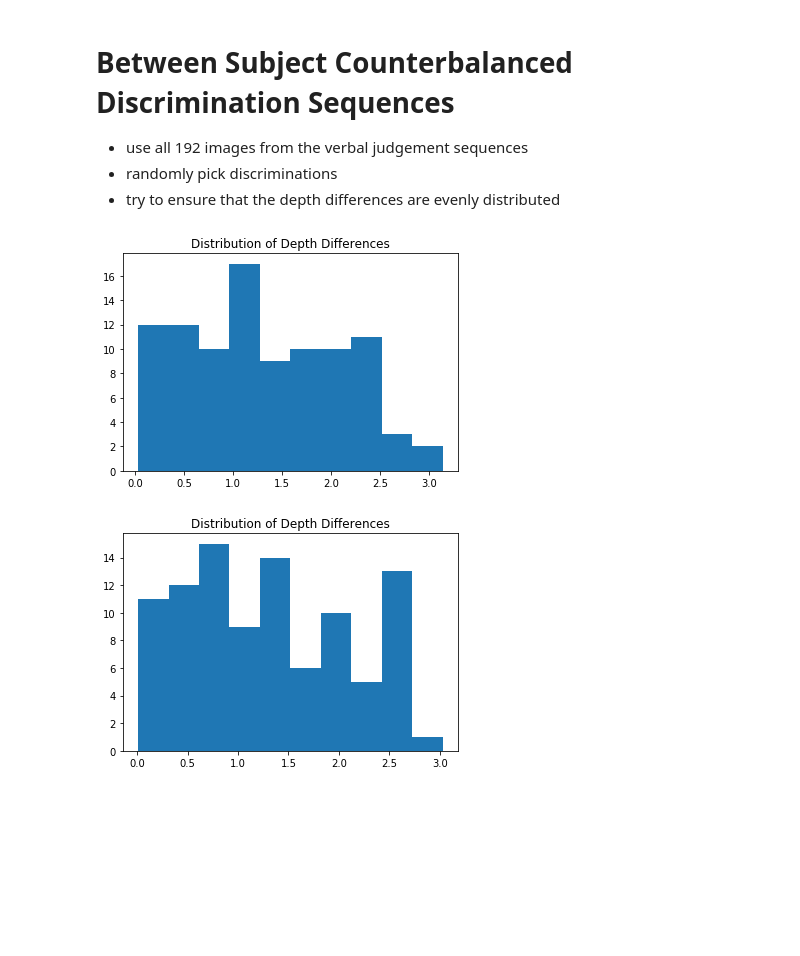
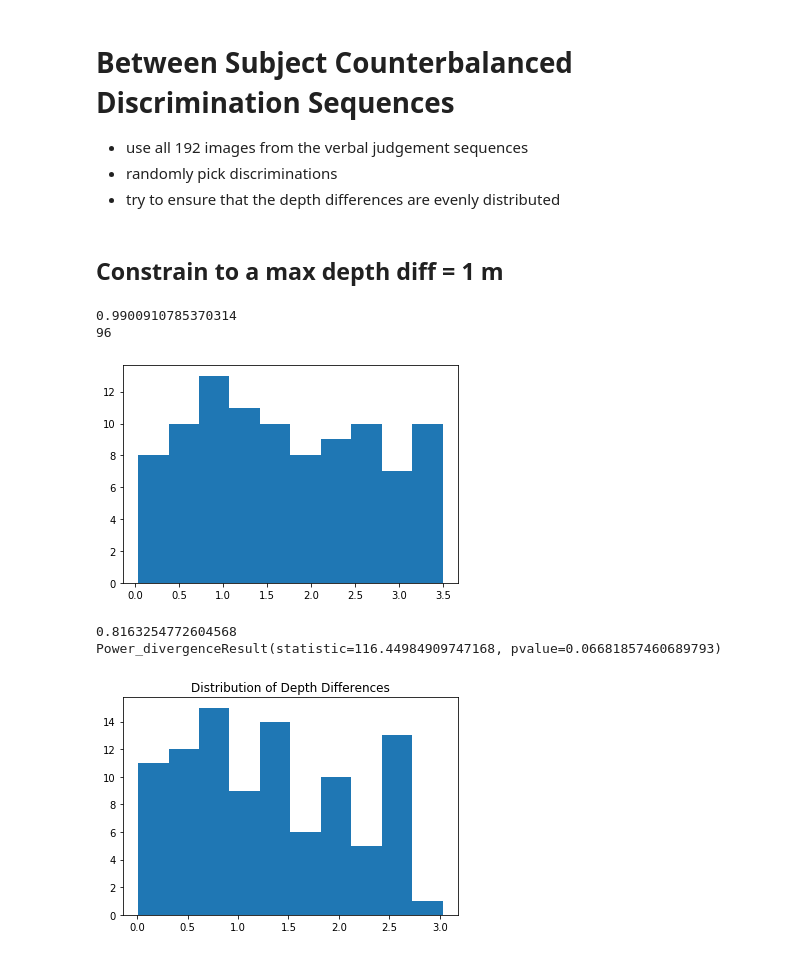
Before and after one commit to prachimahab/depth_discrimination, a Jupyter notebook: v3_discrimination_sequences.ipynb, the cells around one changed output. Drawn from its saved outputs; the diff is of its cells as text; code cells hidden in the pictures; blank space fills up the shorter version.

Commit message:
V3 sequences

```diff
--- a/v3_discrimination_sequences.ipynb
+++ b/v3_discrimination_sequences.ipynb
@@ -28,6 +30,8 @@ for trial in seq_a:
         VE_seq.append([img, depth])
 
 VE_seq_arr = np.array(VE_seq)
+# %% [markdown]
+## Constrain to a max depth diff = 1 m
 # %%
 # indeces to VE trials
 indeces = np.arange(0,192)
@@ -37,34 +41,53 @@ random.shuffle(indeces)
 # make groups of two (discrimination trials)
 picks = [indeces[i:i + 2] for i in range(0, len(indeces), 2)]
 
-# list of discrimination trials based on random picks
-discriminations = []
+# # list of discrimination trials based on random picks
+# discriminations = []
 
-for combo in picks:
-    img0 = VE_seq_arr[combo[0]]
-    img1 = VE_seq_arr[combo[1]]
-    discriminations.append([img0, img1])
+# for combo in picks:
+#     img0 = VE_seq_arr[combo[0]]
+#     img1 = VE_seq_arr[combo[1]]
+#     discriminations.append([img0, img1])
 
-# look at distribution of depth differences in the random sequence
+# # look at distribution of depth differences in the random sequence
 
-differences = []
+# differences = []
 
-for trial in discriminations:
-    depth0 = float(trial[0][1])
-    depth1 = float(trial[1][1])
+# for trial in discriminations:
+#     depth0 = float(trial[0][1])
+#     depth1 = float(trial[1][1])
 
-    diff = abs(depth0-depth1)
-    differences.append(diff)
-
-plt.figure()
-
-plt.hist(differences)
-plt.title('Distribution of Depth Differences')
+#     diff = abs(depth0-depth1)
+#     differences.append(diff)
 
 
-plt.show()
+
+# plt.figure()
+
+
+# plt.hist(differences)
+# plt.title('Distribution of Depth Differences')
+
+
+# print(np.array(differences).mean(),np.array(differences).std())
+# print(chisquare(differences, uniform))
+
+# plt.show()
-# %% [output]
-[figure, removed]
+# %%
+# std of uniform distribution
+
+std_uniform = (3.5-0)/(np.sqrt(12))
+
+# uniform distribution
+uniform = np.random.uniform(low = 0.0, high = 3.6, size = len(differences))
+plt.hist(uniform)
+print(np.array(uniform).std())
+print(len(uniform))
+plt.show();
+# %% [output]
+0.9900910785370314
+96
+[figure, added]
 # %%
 option1 = copy.deepcopy(discriminations)
 option1_differences = copy.deepcopy(differences)
@@ -74,9 +97,12 @@ plt.figure()
 plt.hist(option1_differences)
 plt.title('Distribution of Depth Differences')
 
-
+print(np.array(option1_differences).std())
+print(chisquare(option1_differences, uniform))
 plt.show()
 # %% [output]
+0.8163254772604568
+Power_divergenceResult(statistic=116.44984909747168, pvalue=0.06681857460689793)
 [figure]
 # %%
 option2 = copy.deepcopy(discriminations)
```
Also changed, not shown: parts of 34 cells of this notebook, 2 other files.
